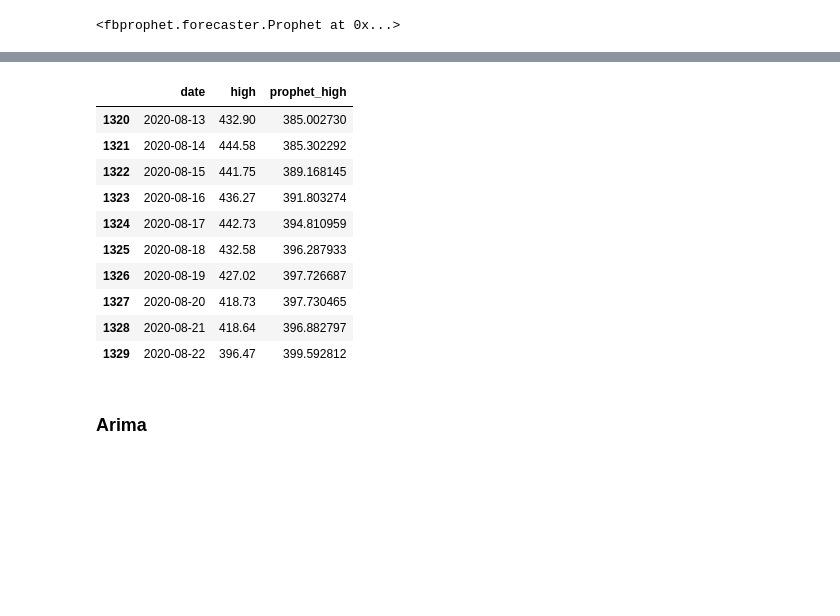
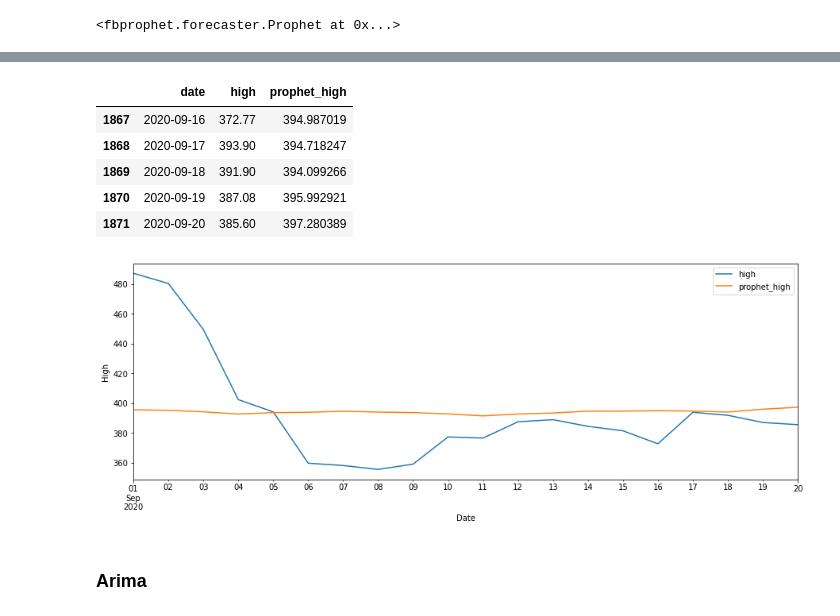
Before and after one commit to juan-ivan-NV/Btc_trading, a Jupyter notebook: Data_extraction_and_models_comparison.ipynb, the cells around one changed output, grey strips where cells are left out. Cells and saved outputs as stored; diff of their text form; code cells hidden in the pictures; blank space fills up the shorter version.

```diff
--- a/Data_extraction_and_models_comparison.ipynb
+++ b/Data_extraction_and_models_comparison.ipynb
@@ -254,12 +267,4 @@ my_coin_high_p = my_coin_high[10:]
 # %%
 # ► Renaming columns for Prophet
 
-my_coin_high_p = my_coin_high_p.rename(columns = {'Date':'ds','High':'y'})
+my_coin_high_p = my_coin_high_train.rename(columns = {'Date':'ds','High':'y'})
-# %%
-# ► Plot
-
-ax = my_coin_high_p.set_index('ds').plot(figsize=(15, 5))
-ax.set_ylabel('High')
-ax.set_xlabel('Date')
-
-plt.show()
@@ -276,7 +279,7 @@ m.fit(my_coin_high_p)
 INFO:fbprophet:Disabling daily seasonality. Run prophet with daily_seasonality=True to override this.
 <fbprophet.forecaster.Prophet at 0x...>
 # %%
-future = m.make_future_dataframe(periods=30)
+future = m.make_future_dataframe(periods=20)
 # %%
 forecast_p = m.predict(future)
 # %%
@@ -290,25 +293,30 @@ m.plot_components(forecast_p);
 # %%
 # ► predictions and real data
 
-my_coin_inverse = my_coin_high.copy()
+my_coin_inverse = my_coin.copy()
 my_coin_inverse.High = my_coin_inverse.High.values[::-1]                        # To change value orders from the original data
 my_coin_forecast = pd.concat([forecast_p['ds'],my_coin_inverse['High'],forecast_p['yhat']], axis=1,keys=['date','high','prophet_high'])
 # %%
 # ► The model didn't see this high values
 
-my_coin_forecast[-30:-20]
+my_coin_forecast.tail()
 # %% [output]
 |  | date | high | prophet_high |
-| 1320 | 2020-08-13 | 432.90 | 385.002730 |
-| 1321 | 2020-08-14 | 444.58 | 385.302292 |
-| 1322 | 2020-08-15 | 441.75 | 389.168145 |
-| 1323 | 2020-08-16 | 436.27 | 391.803274 |
-| 1324 | 2020-08-17 | 442.73 | 394.810959 |
-| 1325 | 2020-08-18 | 432.58 | 396.287933 |
-| 1326 | 2020-08-19 | 427.02 | 397.726687 |
-| 1327 | 2020-08-20 | 418.73 | 397.730465 |
-| 1328 | 2020-08-21 | 418.64 | 396.882797 |
-| 1329 | 2020-08-22 | 396.47 | 399.592812 |
+| 1867 | 2020-09-16 | 372.77 | 394.987019 |
+| 1868 | 2020-09-17 | 393.90 | 394.718247 |
+| 1869 | 2020-09-18 | 391.90 | 394.099266 |
+| 1870 | 2020-09-19 | 387.08 | 395.992921 |
+| 1871 | 2020-09-20 | 385.60 | 397.280389 |
+# %%
+# ► Plot las 20 predictions and samples
+
+ax = my_coin_forecast.set_index('date')[-20:].plot(figsize=(15, 5))
+ax.set_ylabel('High')
+ax.set_xlabel('Date')
+
+plt.show()
+# %% [output]
+[figure, added]
 # %% [markdown]
 ### Arima
 # %%
```
Also changed, not shown: parts of 16 cells of this notebook.
